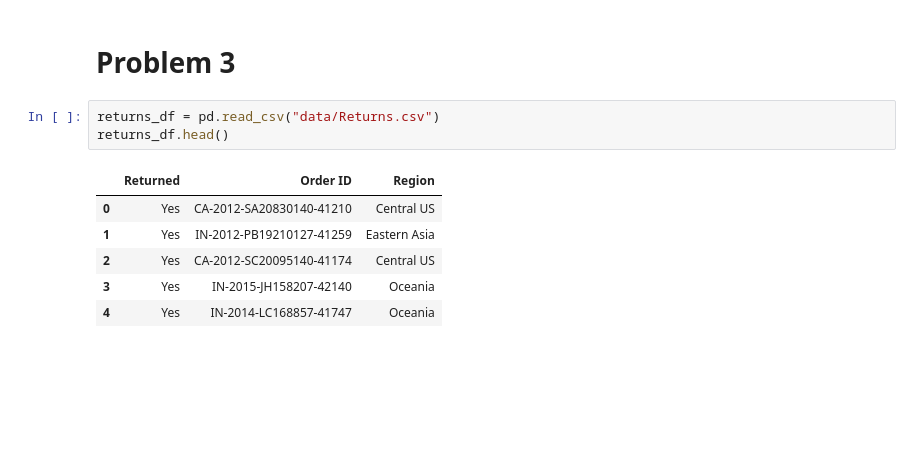
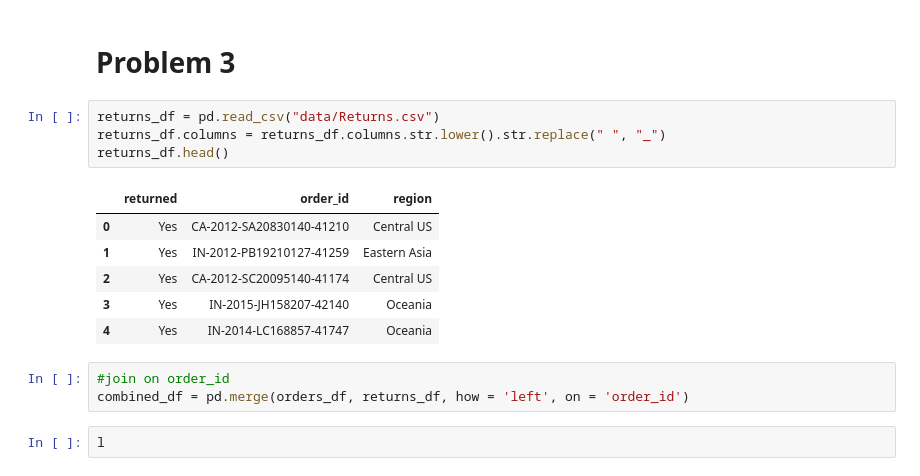
Before and after one commit to phoebezzz/Machine-Learning-Lab1, a Jupyter notebook: mike_ml_lab.ipynb, the cells around one changed output. Drawn from its saved outputs; the diff is of its cells as text; blank space fills up the shorter version.

```diff
--- a/mike_ml_lab.ipynb
+++ b/mike_ml_lab.ipynb
@@ -139,11 +133,17 @@ Subcategories and categories differ in their sales changes by quarter, but in mo
 # Problem 3
 # %%
 returns_df = pd.read_csv("data/Returns.csv")
+returns_df.columns = returns_df.columns.str.lower().str.replace(" ", "_")
 returns_df.head()
 # %% [output]
-|  | Returned | Order ID | Region |
+|  | returned | order_id | region |
 | 0 | Yes | CA-2012-SA20830140-41210 | Central US |
 | 1 | Yes | IN-2012-PB19210127-41259 | Eastern Asia |
 | 2 | Yes | CA-2012-SC20095140-41174 | Central US |
 | 3 | Yes | IN-2015-JH158207-42140 | Oceania |
 | 4 | Yes | IN-2014-LC168857-41747 | Oceania |
+# %%
+#join on order_id
+combined_df = pd.merge(orders_df, returns_df, how = 'left', on = 'order_id')
+# %%
+l
```
Also changed, not shown: parts of 4 cells of this notebook.
